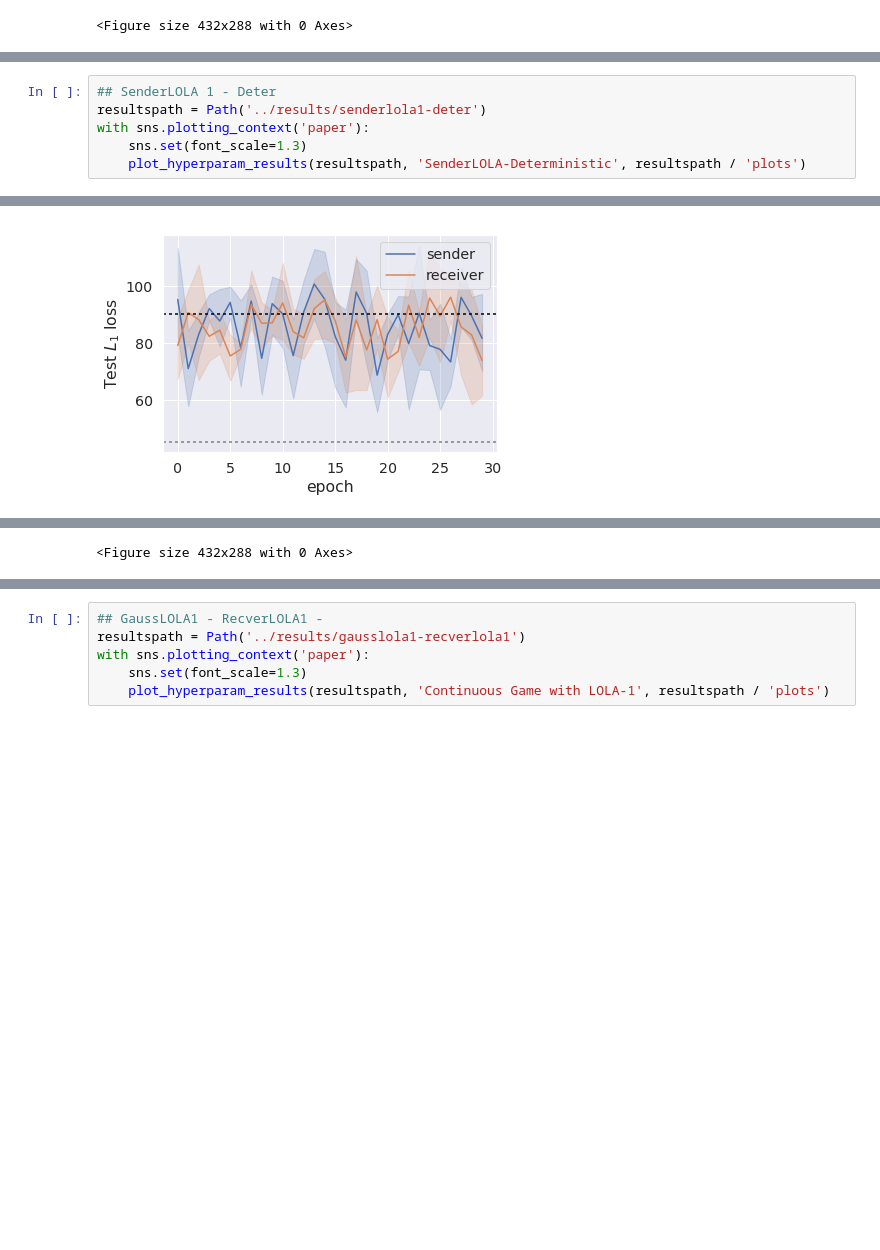
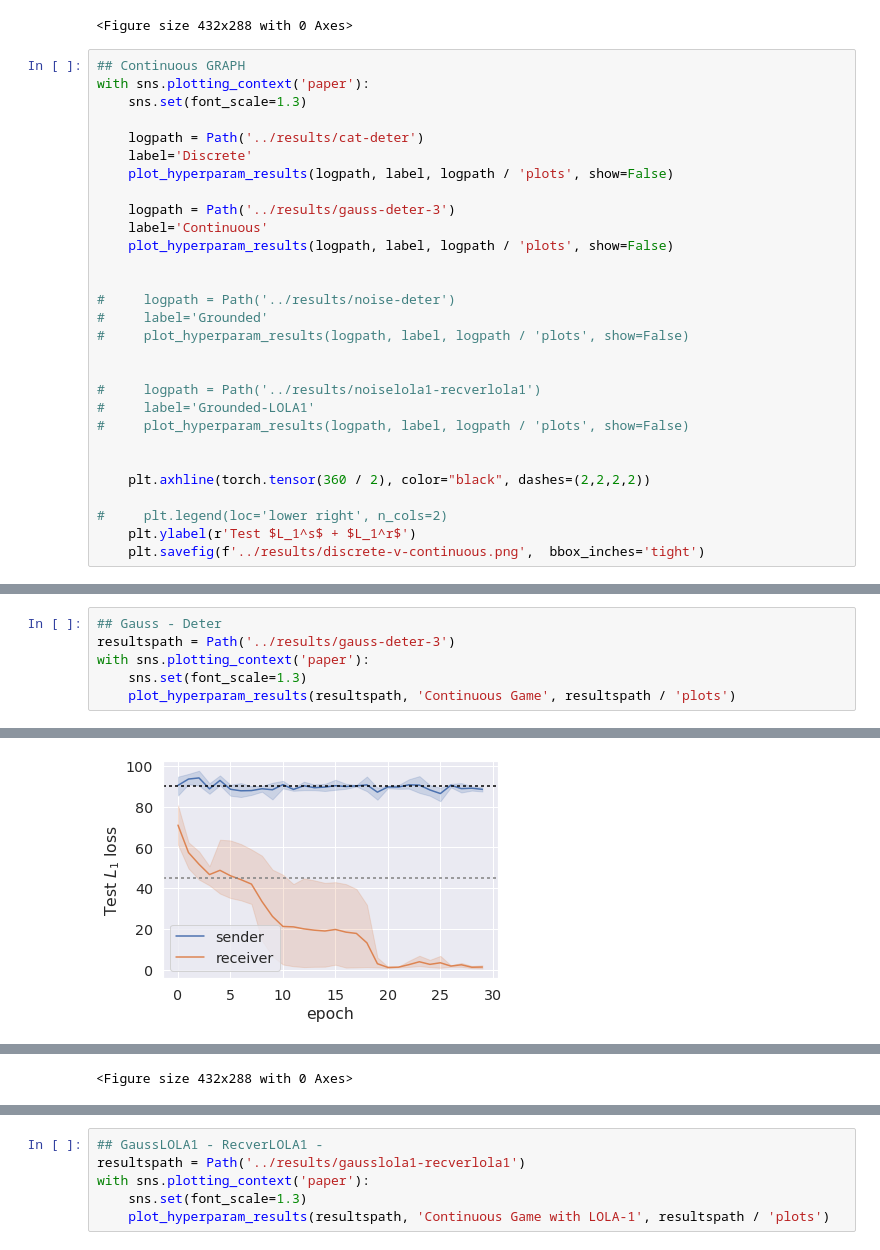
Before and after one commit to mnoukhov/emergent-compete, a Jupyter notebook: notebooks/Best Runs per Bias Plot.ipynb, the cells around one changed output, grey strips where cells are left out. Cells and saved outputs as stored; diff of their text form; blank space fills up the shorter version.

```diff
--- a/notebooks/Best Runs per Bias Plot.ipynb
+++ b/notebooks/Best Runs per Bias Plot.ipynb
@@ -407,3 +422,32 @@ plotting from ../results/senderlola0-recverlola1/senderlola0-recverlola1-bias15_
 [figure]
 [figure]
 <Figure size 432x288 with 0 Axes>
+# %%
+## Continuous GRAPH
+with sns.plotting_context('paper'):
+    sns.set(font_scale=1.3)
+
+    logpath = Path('../results/cat-deter')
+    label='Discrete'
+    plot_hyperparam_results(logpath, label, logpath / 'plots', show=False)
+
+    logpath = Path('../results/gauss-deter-3')
+    label='Continuous'
+    plot_hyperparam_results(logpath, label, logpath / 'plots', show=False)
+
+
+#     logpath = Path('../results/noise-deter')
+#     label='Grounded'
+#     plot_hyperparam_results(logpath, label, logpath / 'plots', show=False)
+
+
+#     logpath = Path('../results/noiselola1-recverlola1')
+#     label='Grounded-LOLA1'
+#     plot_hyperparam_results(logpath, label, logpath / 'plots', show=False)
+
+
+    plt.axhline(torch.tensor(360 / 2), color="black", dashes=(2,2,2,2))
+
+#     plt.legend(loc='lower right', n_cols=2)
+    plt.ylabel(r'Test $L_1^s$ + $L_1^r$')
+    plt.savefig(f'../results/discrete-v-continuous.png',  bbox_inches='tight')
@@ -410,7 +473,7 @@ plotting from ../results/senderlola0-recverlola1/senderlola0-recverlola1-bias15_
 # %%
-## SenderLOLA 1 - Deter
-resultspath = Path('../results/senderlola1-deter')
+## Gauss - Deter
+resultspath = Path('../results/gauss-deter-3')
 with sns.plotting_context('paper'):
     sns.set(font_scale=1.3)
-    plot_hyperparam_results(resultspath, 'SenderLOLA-Deterministic', resultspath / 'plots')
+    plot_hyperparam_results(resultspath, 'Continuous Game', resultspath / 'plots')
 # %% [output]
@@ -448 +523 @@ plotting from ../results/senderlola1-deter/senderlola1-deter-bias9_5f4cc90fc62d5
-[figure, old version]
+[figure, new version]
```
Also changed, not shown: parts of 17 cells of this notebook, 2 other files.
